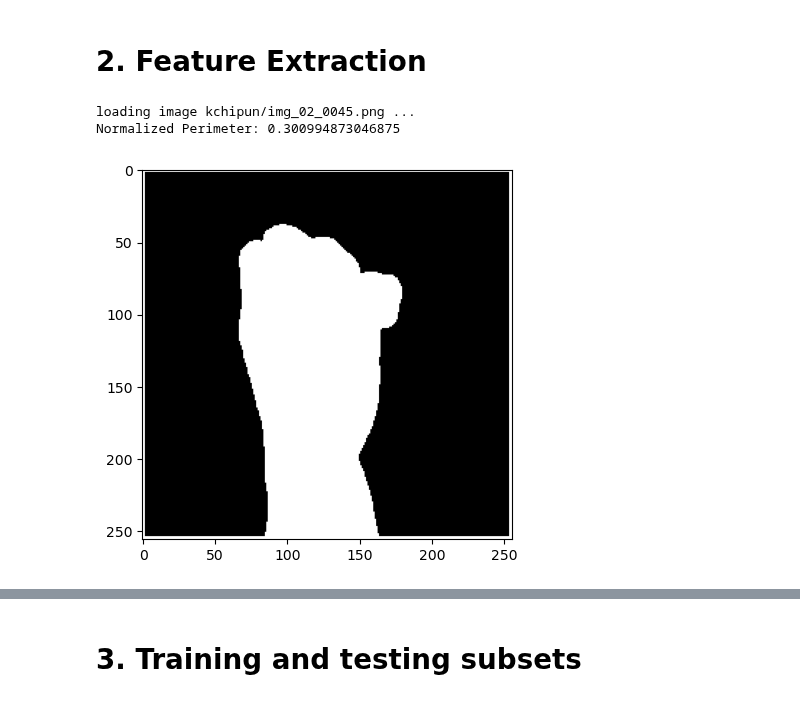
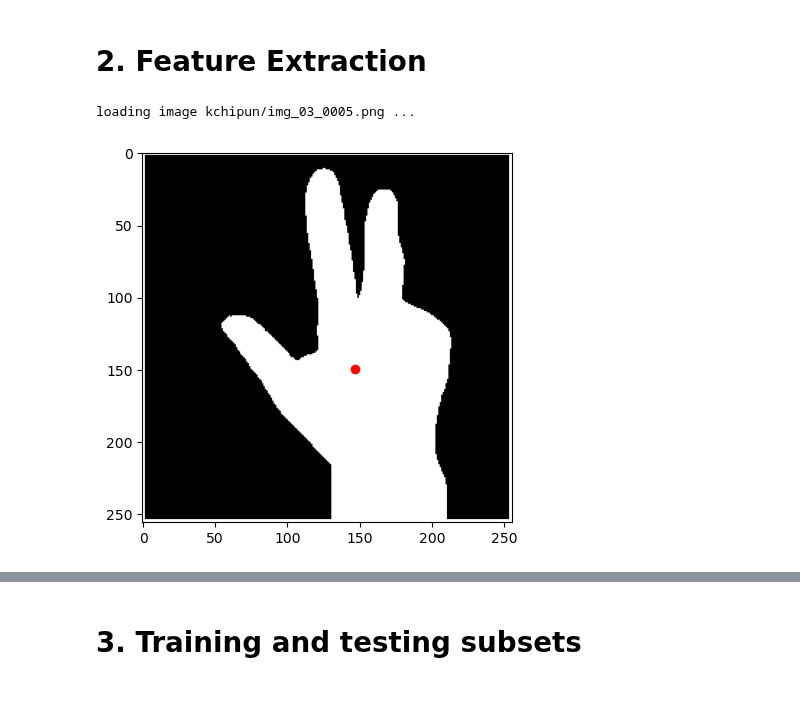
Before and after one commit to pedrozavalat/iic3724-tareas, a Jupyter notebook: T1/T1_PedroPabloZavalaTejos_area.ipynb, the cells around one changed output, grey strips where cells are left out. Drawn from its saved outputs; the diff is of its cells as text; code cells hidden in the pictures.

Commit message:
feat: mass center

```diff
--- a/T1/T1_PedroPabloZavalaTejos_area.ipynb
+++ b/T1/T1_PedroPabloZavalaTejos_area.ipynb
@@ -84,5 +89,19 @@ loading image kchipun/img_03_0001.png ...
 # %%
 # TODO: Change feature extraction
+
+def center_of_mass(img) -> tuple:
+    region = (img > 0.5).astype(int) # region de la imagen
+    ij = np.argwhere(region) # coordenadas que pertenecen a la region con valor distinto de 0
+    ii = ij[:,0] # coordenadas i
+    jj = ij[:,1] # coordenadas j
+    i_sum = np.sum(ii)
+    j_sum = np.sum(jj)
+    area = np.sum(region)
+
+    return (i_sum / area, j_sum / area)
+
+
+
 def normalized_area(img, echo='off'):
     region = img > 0.5 # pixeles en la region de la imagen
     ij = np.argwhere(region.astype(int))
@@ -103,12 +122,17 @@ def normalized_area(img, echo='off'):
     return normalized_area
 # %%
 # TODO: Delete this
-img_ex = imageload(2, 45, echo='on')
-perimeter_img_ex = normalized_area(img_ex, echo='on')
+img_ex = imageload(3, 5, echo='on')
+center = center_of_mass(img_ex)
+# perimeter_img_ex = normalized_area(erode_image(img_ex), echo='on')
+fig = plt.figure()
+ax = fig.gca()
+ax.plot(*center, 'ro')
+plt.imshow(img_ex, cmap='gray')
+plt.show()
 # %% [output]
-loading image kchipun/img_02_0045.png ...
-Normalized Perimeter: 0.300994873046875
+loading image kchipun/img_03_0005.png ...
-[figure, old version]
+[figure, new version]
 # %%
 K = 3 # Cantidad de clases
 N = 50 # Numero de muestras por clases
```
Also changed, not shown: parts of 1 cell of this notebook.
